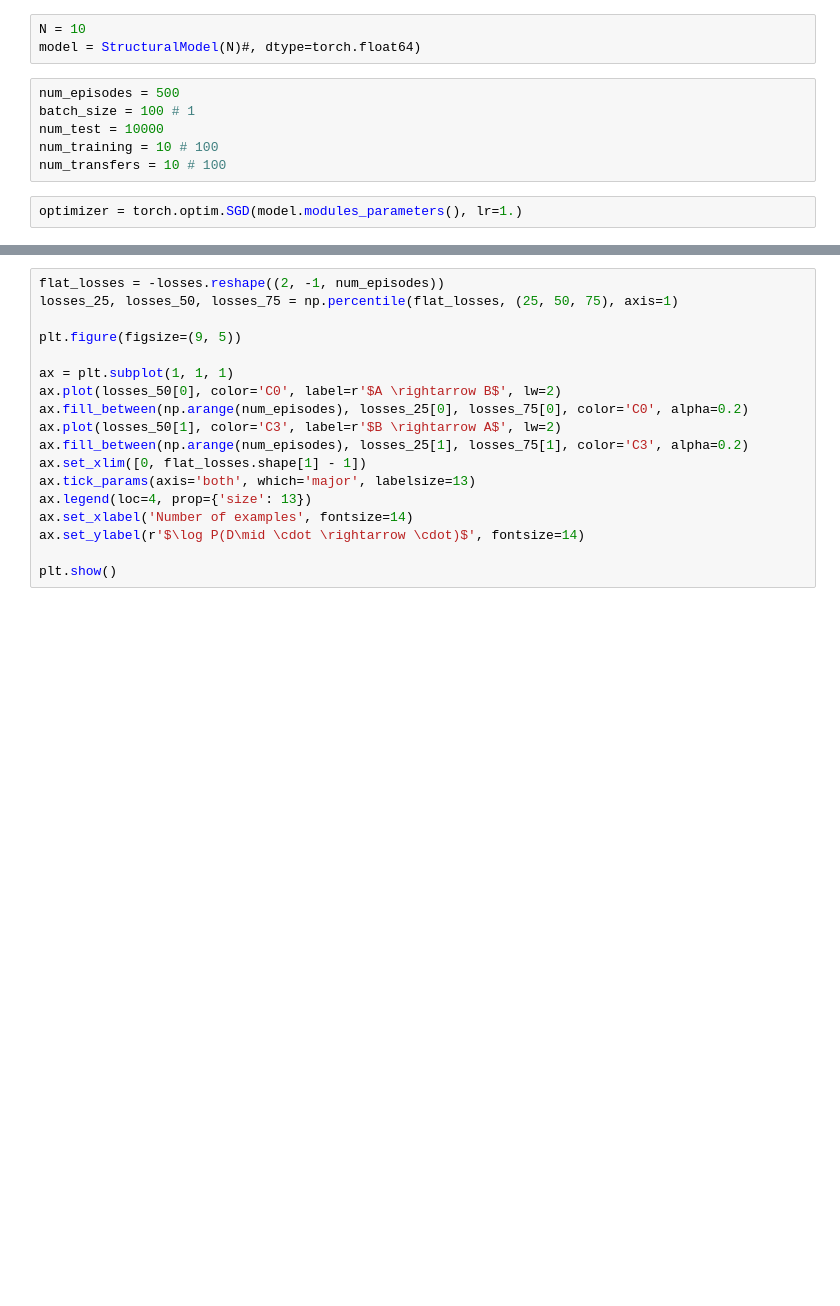
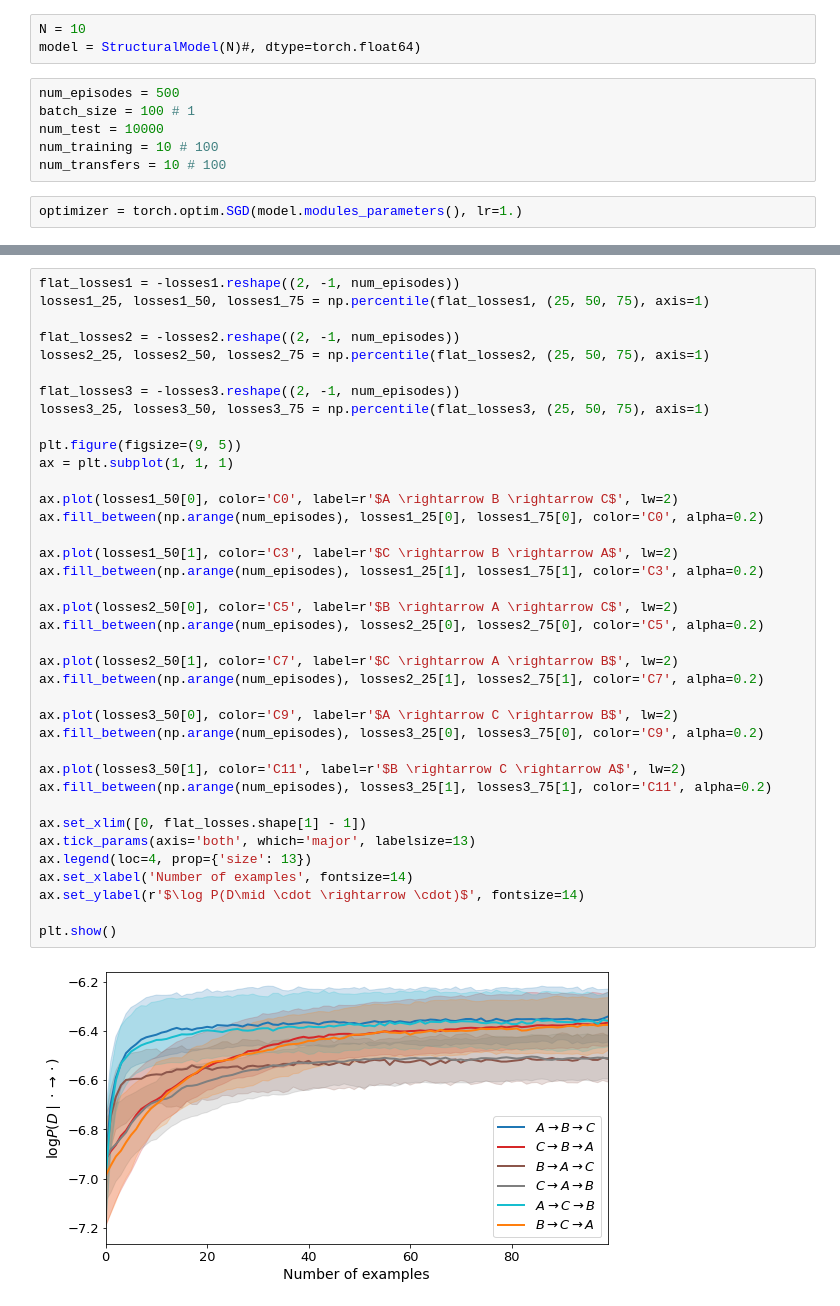
Before and after one commit to poornima2605/Casual-Learning, a Jupyter notebook: notebooks/bivariate-categorical/Transfer_adaptation_3_variables.ipynb, the cells around one changed output, grey strips where cells are left out. Drawn from its saved outputs; the diff is of its cells as text; blank space fills up the shorter version.

```diff
--- a/notebooks/bivariate-categorical/Transfer_adaptation_3_variables.ipynb
+++ b/notebooks/bivariate-categorical/Transfer_adaptation_3_variables.ipynb
@@ -79,18 +245,40 @@ AttributeError: 'StructuralModel' object has no attribute 'model_A_B_C'
-# %%
-flat_losses = -losses.reshape((2, -1, num_episodes))
-losses_25, losses_50, losses_75 = np.percentile(flat_losses, (25, 50, 75), axis=1)
-
-plt.figure(figsize=(9, 5))
-
-ax = plt.subplot(1, 1, 1)
-ax.plot(losses_50[0], color='C0', label=r'$A \rightarrow B$', lw=2)
-ax.fill_between(np.arange(num_episodes), losses_25[0], losses_75[0], color='C0', alpha=0.2)
-ax.plot(losses_50[1], color='C3', label=r'$B \rightarrow A$', lw=2)
-ax.fill_between(np.arange(num_episodes), losses_25[1], losses_75[1], color='C3', alpha=0.2)
-ax.set_xlim([0, flat_losses.shape[1] - 1])
-ax.tick_params(axis='both', which='major', labelsize=13)
-ax.legend(loc=4, prop={'size': 13})
-ax.set_xlabel('Number of examples', fontsize=14)
-ax.set_ylabel(r'$\log P(D\mid \cdot \rightarrow \cdot)$', fontsize=14)
-
-plt.show()
+# %%
+flat_losses1 = -losses1.reshape((2, -1, num_episodes))
+losses1_25, losses1_50, losses1_75 = np.percentile(flat_losses1, (25, 50, 75), axis=1)
+
+flat_losses2 = -losses2.reshape((2, -1, num_episodes))
+losses2_25, losses2_50, losses2_75 = np.percentile(flat_losses2, (25, 50, 75), axis=1)
+
+flat_losses3 = -losses3.reshape((2, -1, num_episodes))
+losses3_25, losses3_50, losses3_75 = np.percentile(flat_losses3, (25, 50, 75), axis=1)
+
+plt.figure(figsize=(9, 5))
+ax = plt.subplot(1, 1, 1)
+
+ax.plot(losses1_50[0], color='C0', label=r'$A \rightarrow B \rightarrow C$', lw=2)
+ax.fill_between(np.arange(num_episodes), losses1_25[0], losses1_75[0], color='C0', alpha=0.2)
+
+ax.plot(losses1_50[1], color='C3', label=r'$C \rightarrow B \rightarrow A$', lw=2)
+ax.fill_between(np.arange(num_episodes), losses1_25[1], losses1_75[1], color='C3', alpha=0.2)
+
+ax.plot(losses2_50[0], color='C5', label=r'$B \rightarrow A \rightarrow C$', lw=2)
+ax.fill_between(np.arange(num_episodes), losses2_25[0], losses2_75[0], color='C5', alpha=0.2)
+
+ax.plot(losses2_50[1], color='C7', label=r'$C \rightarrow A \rightarrow B$', lw=2)
+ax.fill_between(np.arange(num_episodes), losses2_25[1], losses2_75[1], color='C7', alpha=0.2)
+
+ax.plot(losses3_50[0], color='C9', label=r'$A \rightarrow C \rightarrow B$', lw=2)
+ax.fill_between(np.arange(num_episodes), losses3_25[0], losses3_75[0], color='C9', alpha=0.2)
+
+ax.plot(losses3_50[1], color='C11', label=r'$B \rightarrow C \rightarrow A$', lw=2)
+ax.fill_between(np.arange(num_episodes), losses3_25[1], losses3_75[1], color='C11', alpha=0.2)
+
+ax.set_xlim([0, flat_losses.shape[1] - 1])
+ax.tick_params(axis='both', which='major', labelsize=13)
+ax.legend(loc=4, prop={'size': 13})
+ax.set_xlabel('Number of examples', fontsize=14)
+ax.set_ylabel(r'$\log P(D\mid \cdot \rightarrow \cdot)$', fontsize=14)
+
+plt.show()
+# %% [output]
+[figure, added]
```
Also changed, not shown: parts of 6 cells of this notebook, 2 other files.
